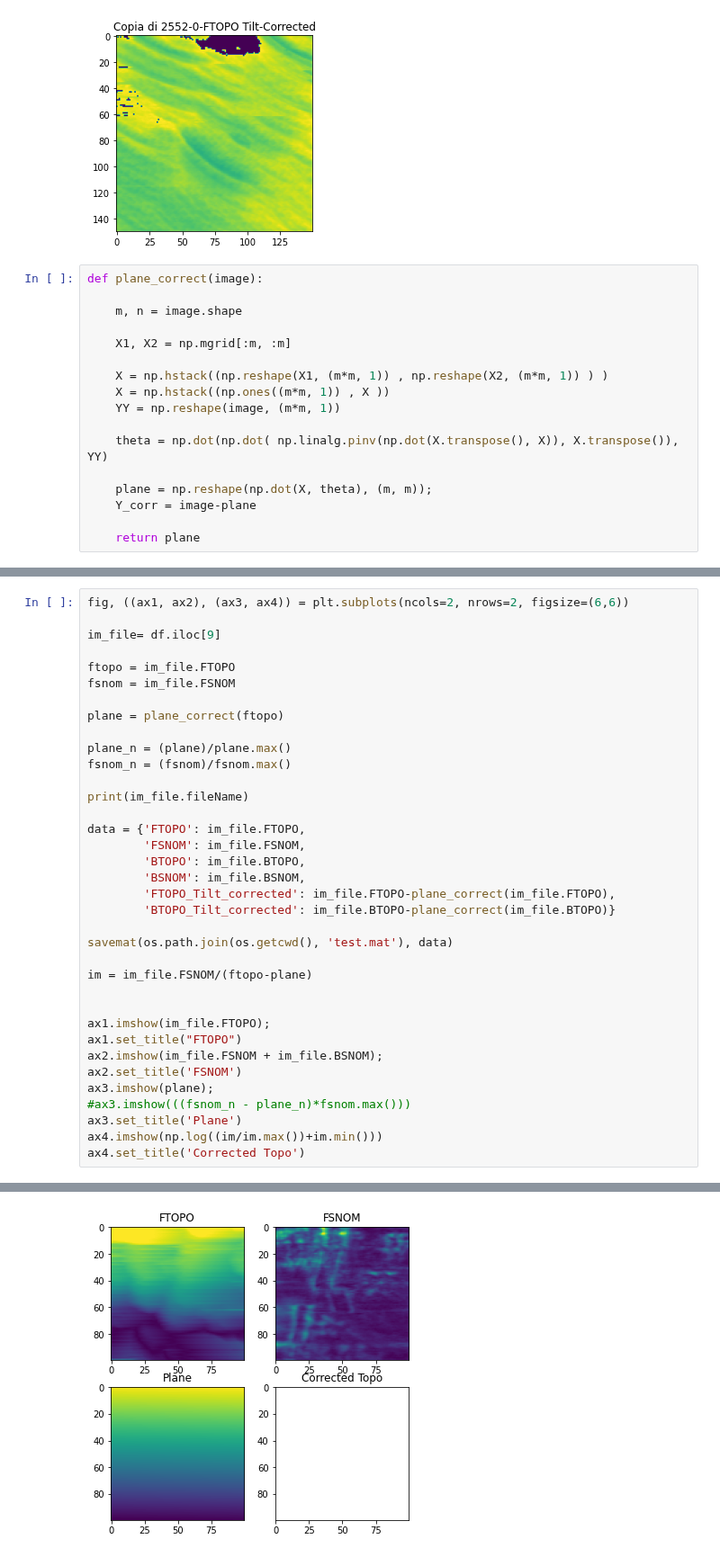
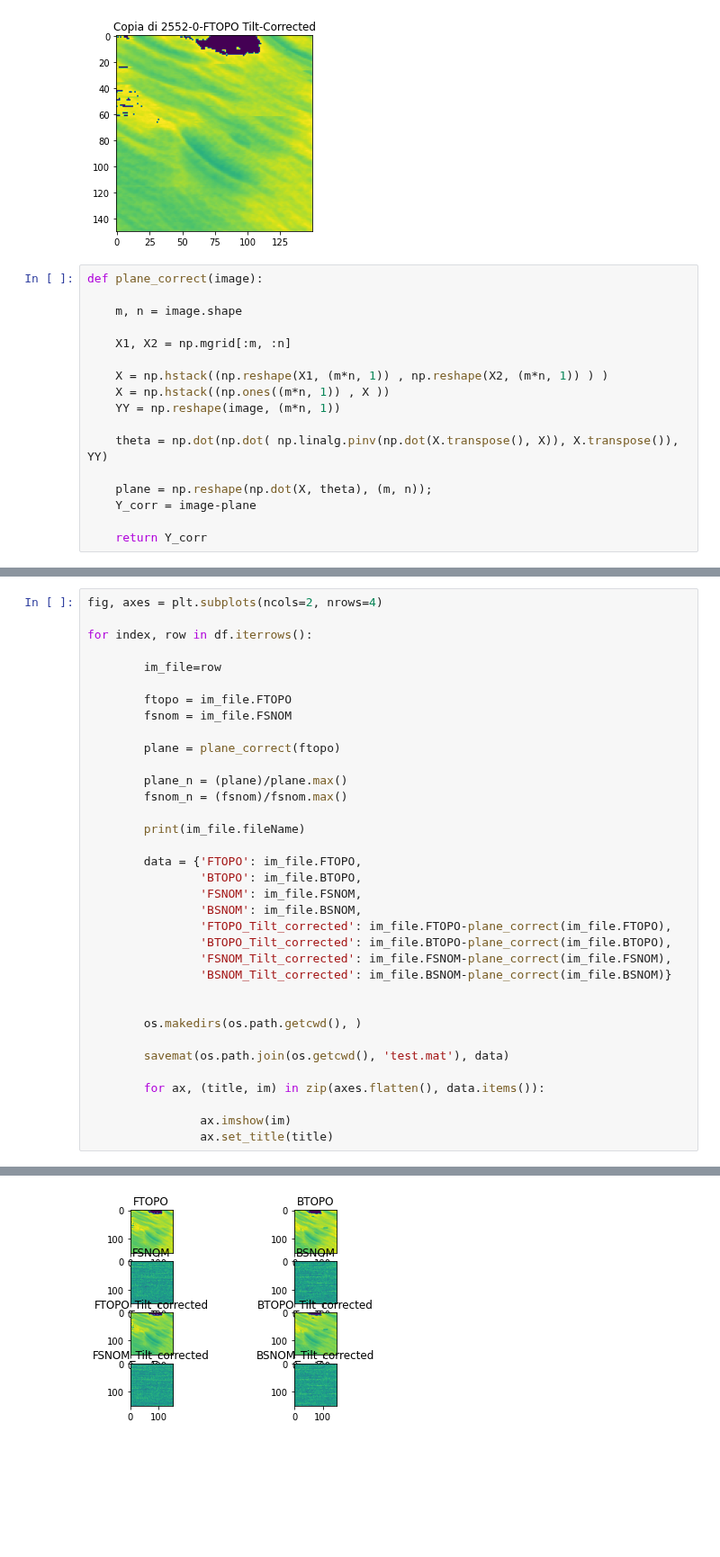
Before and after one commit to c-whitley/PHD, a Jupyter notebook: SNOM_Tilt_Correction.ipynb, the cells around one changed output, grey strips where cells are left out. Shown at 90% size. Drawn from its saved outputs; the diff is of its cells as text; blank space fills up the shorter version.

Commit message:
Synching tilt corrected stuff for Caroline

```diff
--- a/SNOM_Tilt_Correction.ipynb
+++ b/SNOM_Tilt_Correction.ipynb
@@ -50,15 +53,15 @@ def plane_correct(image):
 
     m, n = image.shape
 
-    X1, X2 = np.mgrid[:m, :m]
+    X1, X2 = np.mgrid[:m, :n]
 
-    X = np.hstack((np.reshape(X1, (m*m, 1)) , np.reshape(X2, (m*m, 1)) ) )
-    X = np.hstack((np.ones((m*m, 1)) , X ))
-    YY = np.reshape(image, (m*m, 1))
+    X = np.hstack((np.reshape(X1, (m*n, 1)) , np.reshape(X2, (m*n, 1)) ) )
+    X = np.hstack((np.ones((m*n, 1)) , X ))
+    YY = np.reshape(image, (m*n, 1))
 
     theta = np.dot(np.dot( np.linalg.pinv(np.dot(X.transpose(), X)), X.transpose()), YY)
 
-    plane = np.reshape(np.dot(X, theta), (m, m));
+    plane = np.reshape(np.dot(X, theta), (m, n));
     Y_corr = image-plane
 
-    return plane
+    return Y_corr
@@ -87,37 +99,36 @@ loadmat(os.path.join(os.getcwd(), 'test.mat'))
 # %%
-fig, ((ax1, ax2), (ax3, ax4)) = plt.subplots(ncols=2, nrows=2, figsize=(6,6))
+fig, axes = plt.subplots(ncols=2, nrows=4)
 
-im_file= df.iloc[9]
+for index, row in df.iterrows():
 
-ftopo = im_file.FTOPO
-fsnom = im_file.FSNOM
+        im_file=row
 
-plane = plane_correct(ftopo)
+        ftopo = im_file.FTOPO
+        fsnom = im_file.FSNOM
 
-plane_n = (plane)/plane.max()
-fsnom_n = (fsnom)/fsnom.max()
+        plane = plane_correct(ftopo)
 
-print(im_file.fileName)
+        plane_n = (plane)/plane.max()
+        fsnom_n = (fsnom)/fsnom.max()
 
-data = {'FTOPO': im_file.FTOPO,
-        'FSNOM': im_file.FSNOM,
-        'BTOPO': im_file.BTOPO,
-        'BSNOM': im_file.BSNOM,
-        'FTOPO_Tilt_corrected': im_file.FTOPO-plane_correct(im_file.FTOPO),
-        'BTOPO_Tilt_corrected': im_file.BTOPO-plane_correct(im_file.BTOPO)}
+        print(im_file.fileName)
 
-savemat(os.path.join(os.getcwd(), 'test.mat'), data)
-
-im = im_file.FSNOM/(ftopo-plane)
+        data = {'FTOPO': im_file.FTOPO,
+                'BTOPO': im_file.BTOPO,
+                'FSNOM': im_file.FSNOM,
+                'BSNOM': im_file.BSNOM,
+                'FTOPO_Tilt_corrected': im_file.FTOPO-plane_correct(im_file.FTOPO),
+                'BTOPO_Tilt_corrected': im_file.BTOPO-plane_correct(im_file.BTOPO),
+                'FSNOM_Tilt_corrected': im_file.FSNOM-plane_correct(im_file.FSNOM),
+                'BSNOM_Tilt_corrected': im_file.BSNOM-plane_correct(im_file.BSNOM)}
 
 
-ax1.imshow(im_file.FTOPO);
-ax1.set_title("FTOPO")
-ax2.imshow(im_file.FSNOM + im_file.BSNOM);
-ax2.set_title('FSNOM')
-ax3.imshow(plane);
-#ax3.imshow(((fsnom_n - plane_n)*fsnom.max()))
-ax3.set_title('Plane')
-ax4.imshow(np.log((im/im.max())+im.min()))
-ax4.set_title('Corrected Topo')
+        os.makedirs(os.path.getcwd(), )
+
+        savemat(os.path.join(os.getcwd(), 'test.mat'), data)
+
+        for ax, (title, im) in zip(axes.flatten(), data.items()):
+
+                ax.imshow(im)
+                ax.set_title(title)
 # %% [output]
@@ -126 +136 @@ Text(0.5, 1.0, 'Corrected Topo')
-[figure, old version]
+[figure, new version]
```
Also changed, not shown: parts of 7 cells of this notebook, 2 other files.
